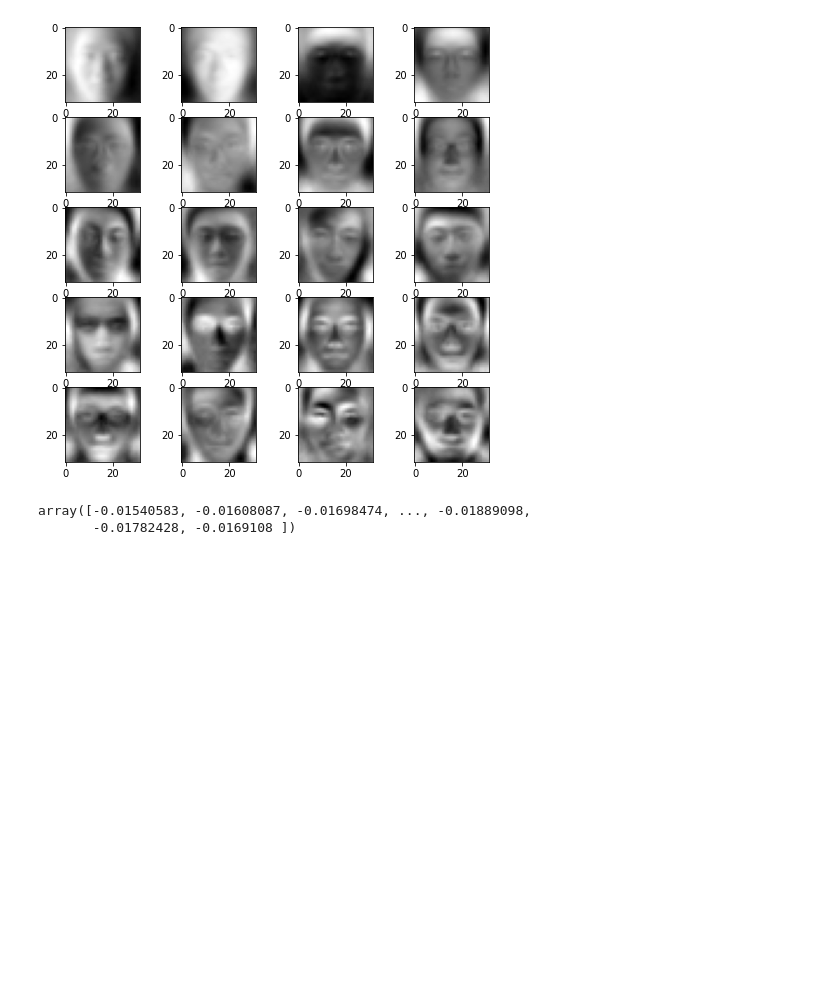
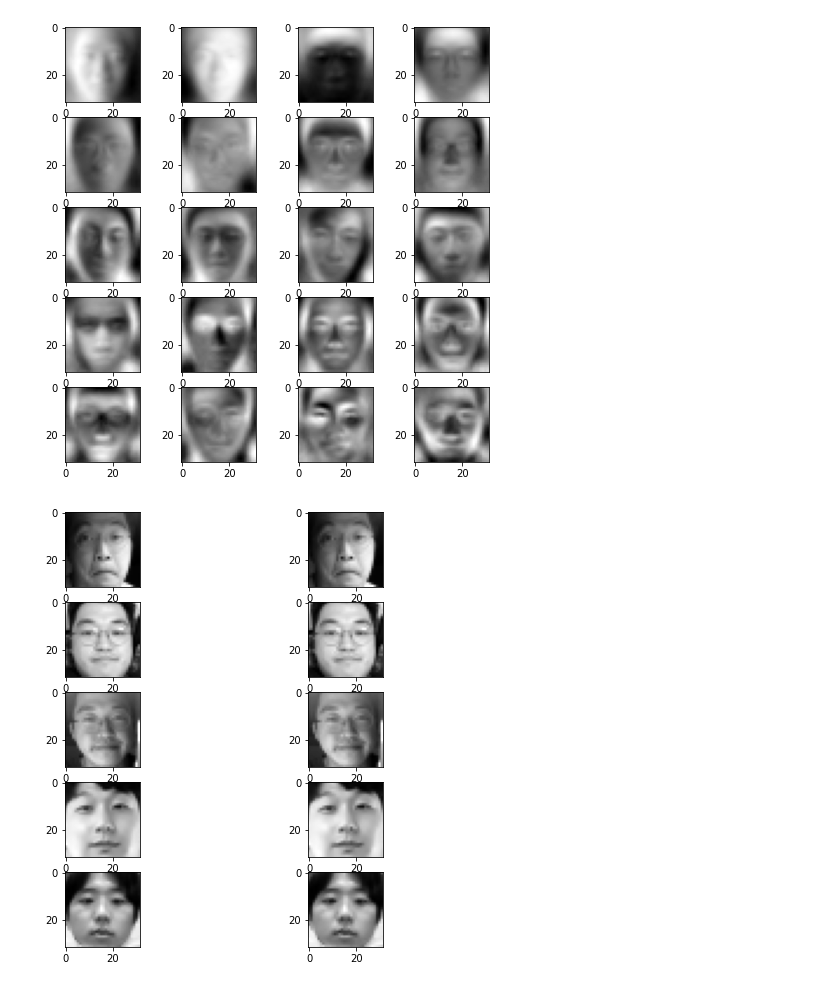
Before and after one commit to junarwohn/garage, a Jupyter notebook: project1_eigenface.ipynb, the cells around one changed output. Drawn from its saved outputs; the diff is of its cells as text; code cells hidden in the pictures; blank space fills up the shorter version.

```diff
--- a/project1_eigenface.ipynb
+++ b/project1_eigenface.ipynb
@@ -79,8 +51,40 @@ for i in range(1, columns*rows +1):
 plt.show()
 # %% [output]
 [figure]
-# %%
-V[0]
-# %% [output]
-array([-0.01540583, -0.01608087, -0.01698474, ..., -0.01889098,
-       -0.01782428, -0.0169108 ])
+# %%
+face_cascade = cv2.CascadeClassifier('haarcascade_frontface.xml')
+test_file_list = os.listdir("./res/test/")
+for i, file_path in enumerate(test_file_list):
+    frame = cv2.imread("./res/test/" + file_path)
+    gray = cv2.cvtColor(frame, cv2.COLOR_BGR2GRAY)
+    faces = face_cascade.detectMultiScale(gray, 1.3, 5)
+    cv2.putText(frame, "", (5,15), cv2.FONT_HERSHEY_SIMPLEX, 0.5, (255, 0 ,255), 1)
+    if len(faces):
+        x,y,w,h = faces[0]
+        cv2.imwrite("result-" + str(i) + ".jpg", frame[y:y+h, x:x+w])
+# %%
+test_file_list = os.listdir("./res/test/")
+test_pics = []
+weights = []
+for test_file in test_file_list:
+    pic = np.array(cv2.resize(cv2.imread("./res/test/" + test_file, 0), dsize=(32, 32), interpolation=cv2.INTER_AREA), dtype=np.float64).flatten()
+    test_pics.append(pic)
+    weights.append((pic - mean_of_pics) @ V.T)
+
+w=10
+h=10
+fig=plt.figure(figsize=(8, 8))
+columns = 2
+rows = len(test_file_list)
+for i in range(rows):
+    original_img = test_pics[i].reshape(32,32)
+    w = np.diag(weights[i])
+    restored_img = w @ V
+    restored_img = (sum(restored_img[:1024]) + mean_of_pics).reshape(32, 32)
+    fig.add_subplot(rows, columns, 2*i + 1)
+    plt.imshow(original_img, cmap='gray')
+    fig.add_subplot(rows, columns, 2*i + 2)
+    plt.imshow(restored_img, cmap='gray')
+plt.show()
+# %% [output]
+[figure, added]
```
Also changed, not shown: parts of 11 cells of this notebook, 7 other files.
